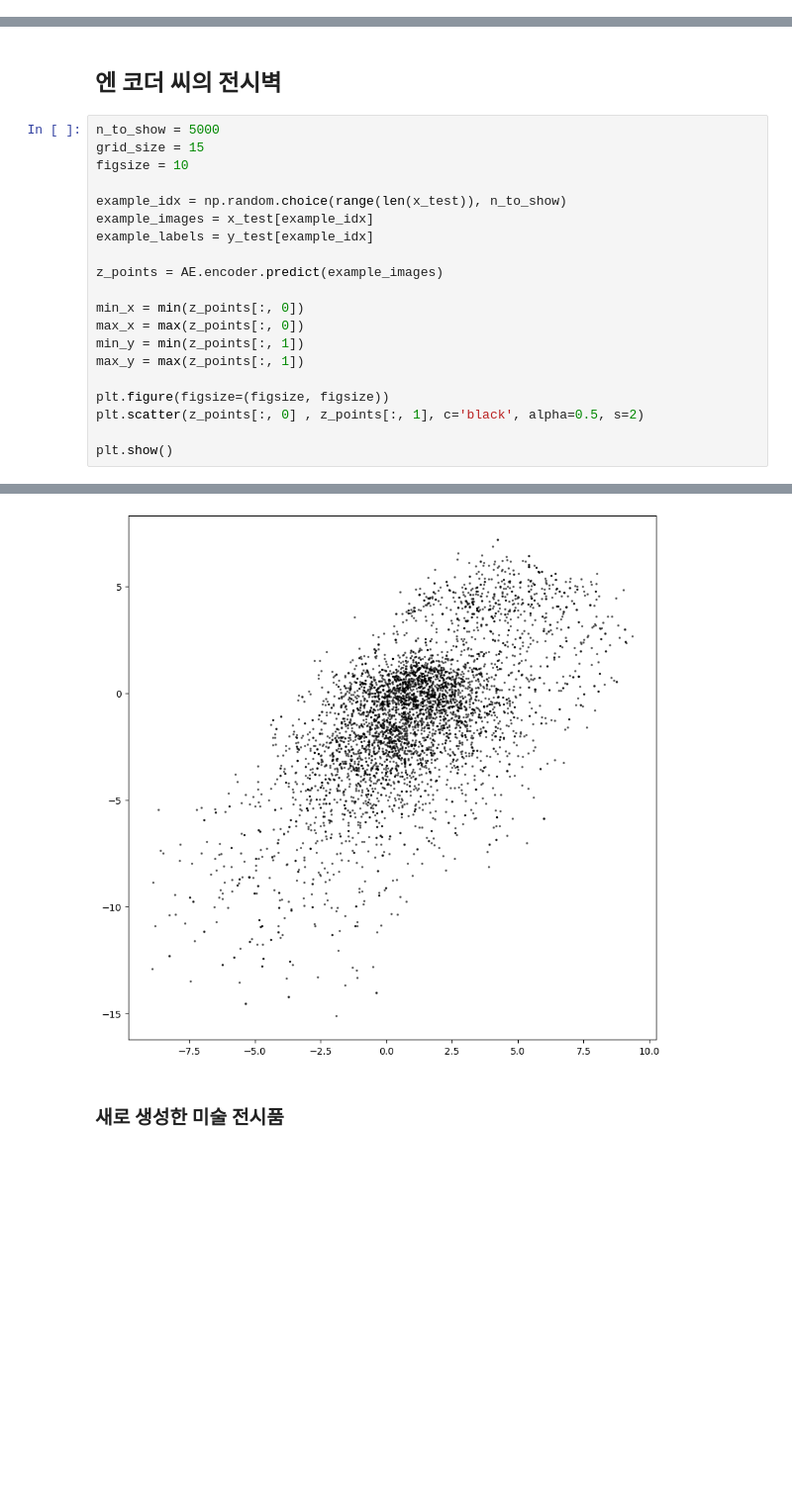
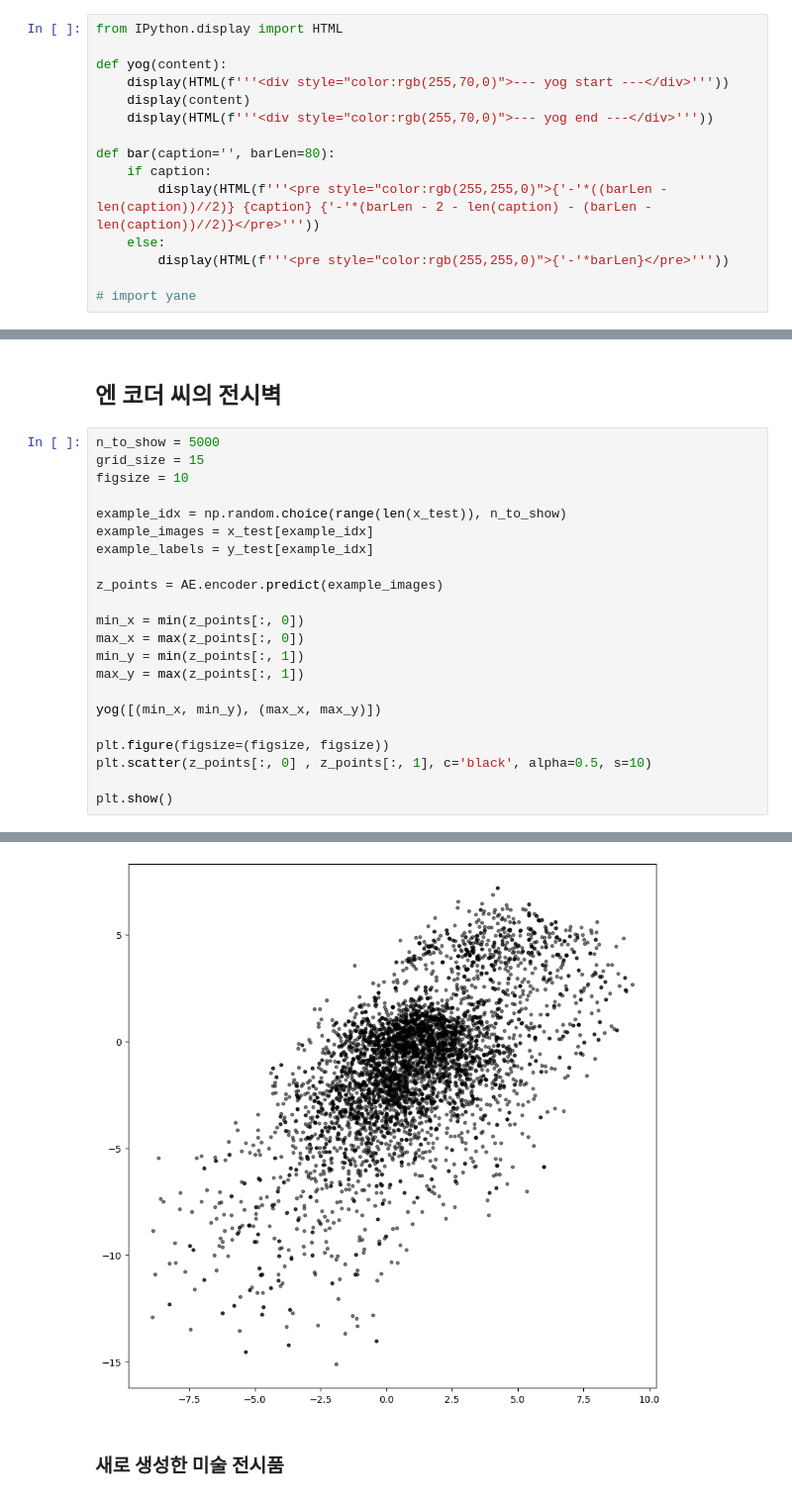
Before and after one commit to jhbell2015/GDL_code, a Jupyter notebook: 03_02_autoencoder_analysis.ipynb, the cells around one changed output, grey strips where cells are left out. Shown at 99% size. Saved outputs shown, nothing was run; the diff lists cells and outputs as text; blank space fills up the shorter version.

```diff
--- a/03_02_autoencoder_analysis.ipynb
+++ b/03_02_autoencoder_analysis.ipynb
@@ -64,6 +57,21 @@ Downloading data from https://storage.googleapis.com/tensorflow/tf-keras-dataset
 AE = load_model(Autoencoder, RUN_FOLDER)
 # %% [markdown]
 ## 원본 그림 재구성
+# %%
+from IPython.display import HTML
+
+def yog(content):
+    display(HTML(f'''<div style="color:rgb(255,70,0)">--- yog start ---</div>'''))
+    display(content)
+    display(HTML(f'''<div style="color:rgb(255,70,0)">--- yog end ---</div>'''))
+
+def bar(caption='', barLen=80):
+    if caption:
+        display(HTML(f'''<pre style="color:rgb(255,255,0)">{'-'*((barLen - len(caption))//2)} {caption} {'-'*(barLen - 2 - len(caption) - (barLen - len(caption))//2)}</pre>'''))
+    else:
+        display(HTML(f'''<pre style="color:rgb(255,255,0)">{'-'*barLen}</pre>'''))
+
+# import yane
 # %%
 n_to_show = 10
 np.random.seed(88)
@@ -111,8 +128,10 @@ max_x = max(z_points[:, 0])
 min_y = min(z_points[:, 1])
 max_y = max(z_points[:, 1])
 
+yog([(min_x, min_y), (max_x, max_y)])
+
 plt.figure(figsize=(figsize, figsize))
-plt.scatter(z_points[:, 0] , z_points[:, 1], c='black', alpha=0.5, s=2)
+plt.scatter(z_points[:, 0] , z_points[:, 1], c='black', alpha=0.5, s=10)
 
 plt.show()
 # %% [output]
@@ -120,4 +143,4 @@ plt.show()
-[figure, old version]
+[figure, new version]
 # %% [markdown]
 ### 새로 생성한 미술 전시품
 # %%
```
Also changed, not shown: parts of 8 cells of this notebook, 5 other files.
